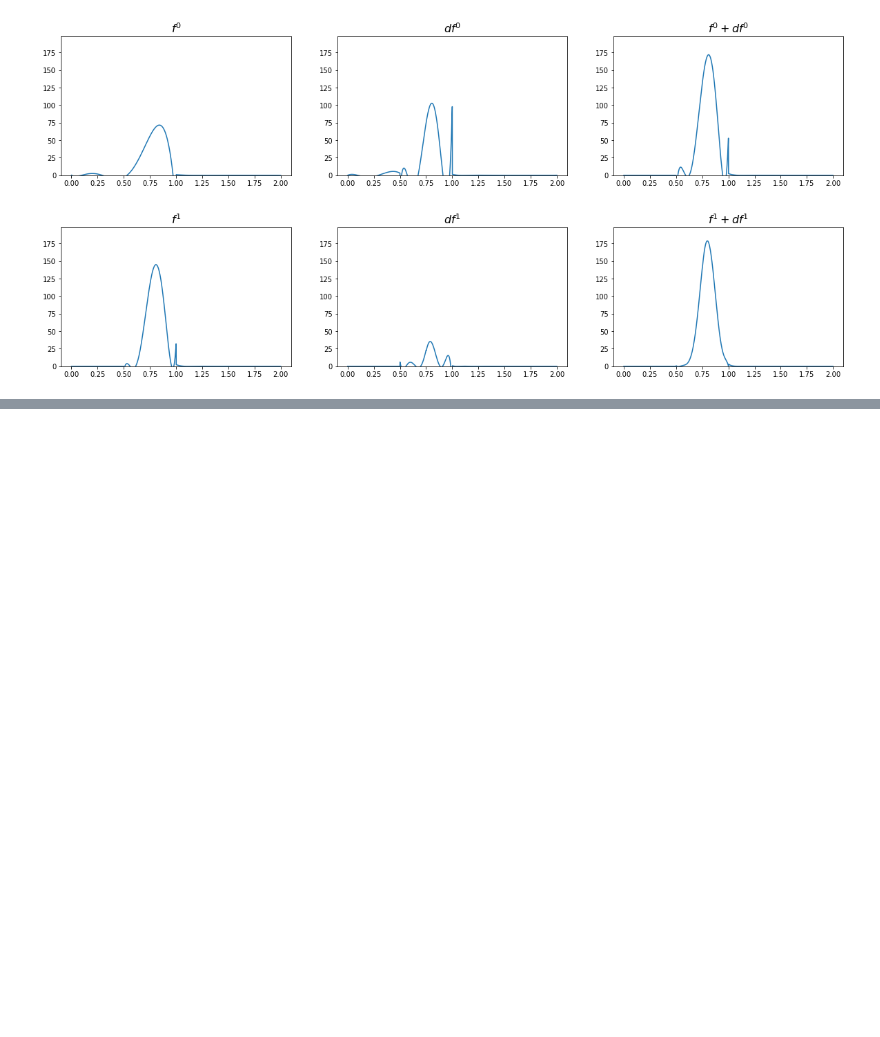
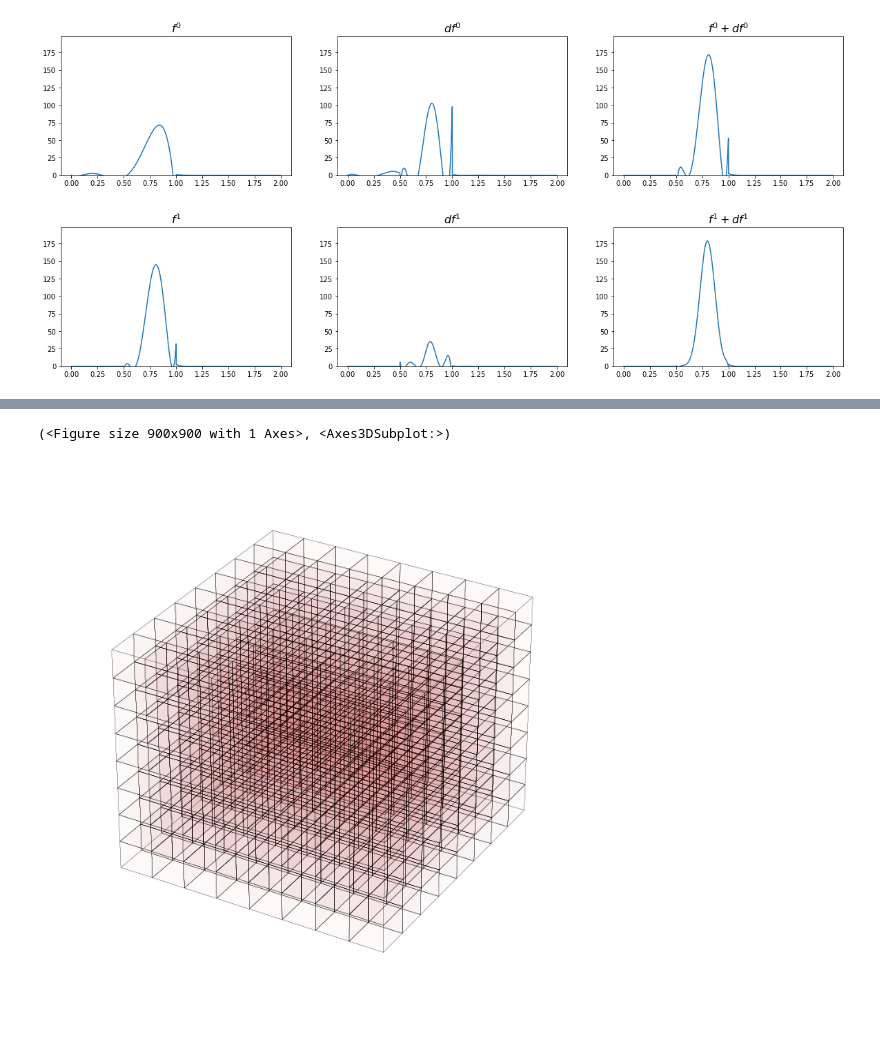
Before and after one commit to bjorgve/hylleraas_school, a Jupyter notebook: HylleraasSchool.ipynb, the cells around one changed output, grey strips where cells are left out. Saved outputs shown, nothing was run; the diff lists cells and outputs as text; code cells hidden in the pictures; blank space fills up the shorter version.

```diff
--- a/HylleraasSchool.ipynb
+++ b/HylleraasSchool.ipynb
@@ -185,3 +243,10 @@ plot_diff(0, f0, df0, alpha)
+# %%
+from grid_plotter import grid_plotter
+
+grid_plotter(f2)
+# %% [output]
+(<Figure size 900x900 with 1 Axes>, <Axes3DSubplot:>)
+[figure, added]
 # %%
 Del 2.
 
```
Also changed, not shown: parts of 9 cells of this notebook, 1 other file.
